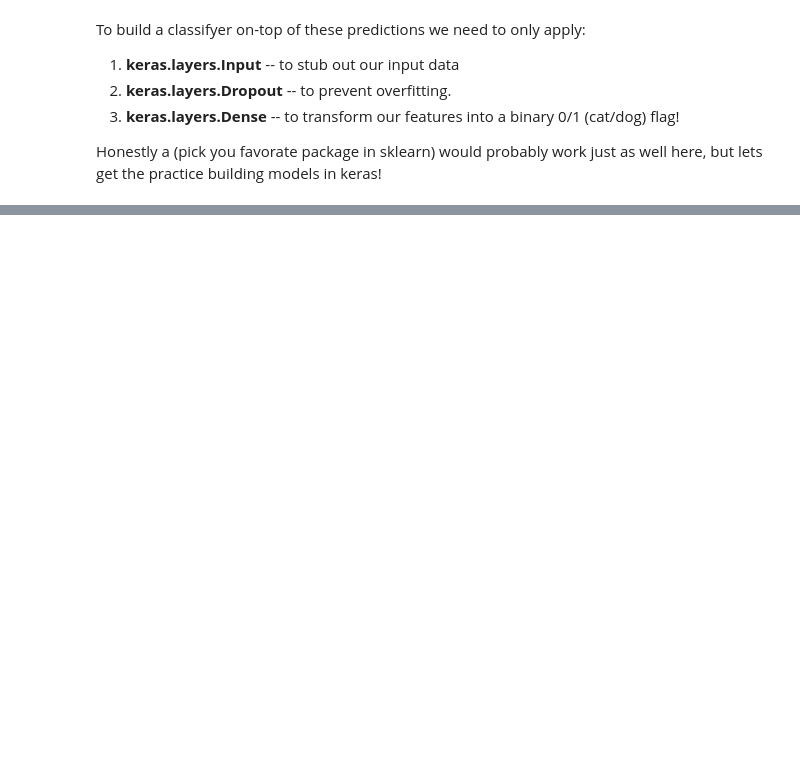
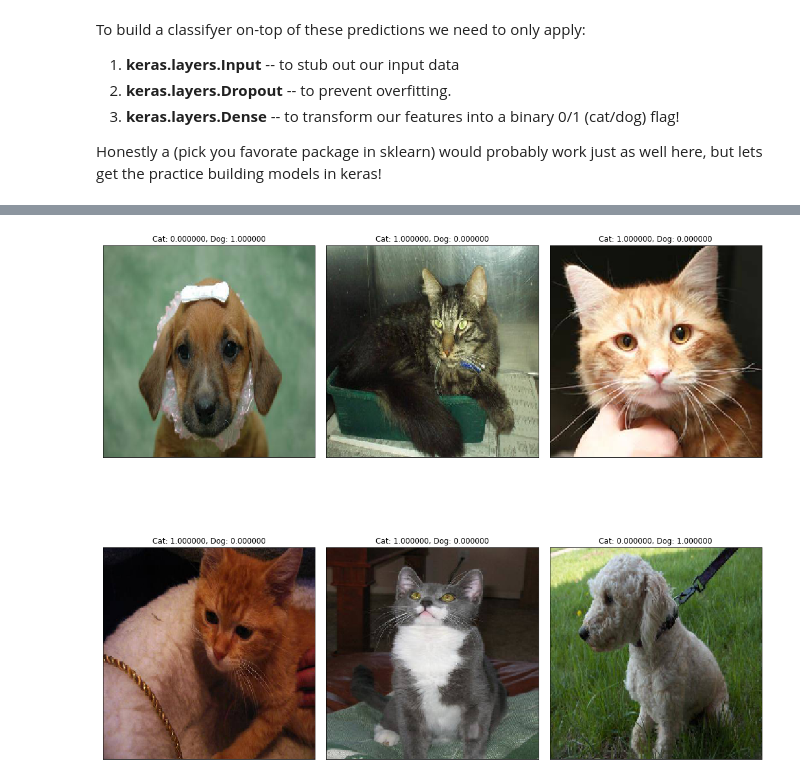
Before and after one commit to jfried23/DeepLearningTeamMeeting, a Jupyter notebook: minst/Transfer Learning & Embeddings.ipynb, the cells around one changed output, grey strips where cells are left out. Saved outputs shown, nothing was run; the diff lists cells and outputs as text; code cells hidden in the pictures; blank space fills up the shorter version.

```diff
--- a/minst/Transfer Learning & Embeddings.ipynb
+++ b/minst/Transfer Learning & Embeddings.ipynb
@@ -201,0 +213,12 @@ np.random.randint?
+# %%
+correct_labels = np.argwhere(y_pred_r.flatten() == y_test.flatten()).flatten()
+plt.figure(figsize=(15,15))
+for i,idx in enumerate(np.random.choice(correct_labels,6,replace=False)):
+    plt.subplot(2,3,i+1)
+    plt.imshow(x_test[idx])
+    plt.title("Cat: %f, Dog: %f"%(np.round(1-y_pred[idx],2),np.round(y_pred[idx],2)))
+    plt.xticks([]); plt.yticks([])
+
+plt.tight_layout()
+# %% [output]
+[figure, added]
```
Also changed, not shown: parts of 18 cells of this notebook.
